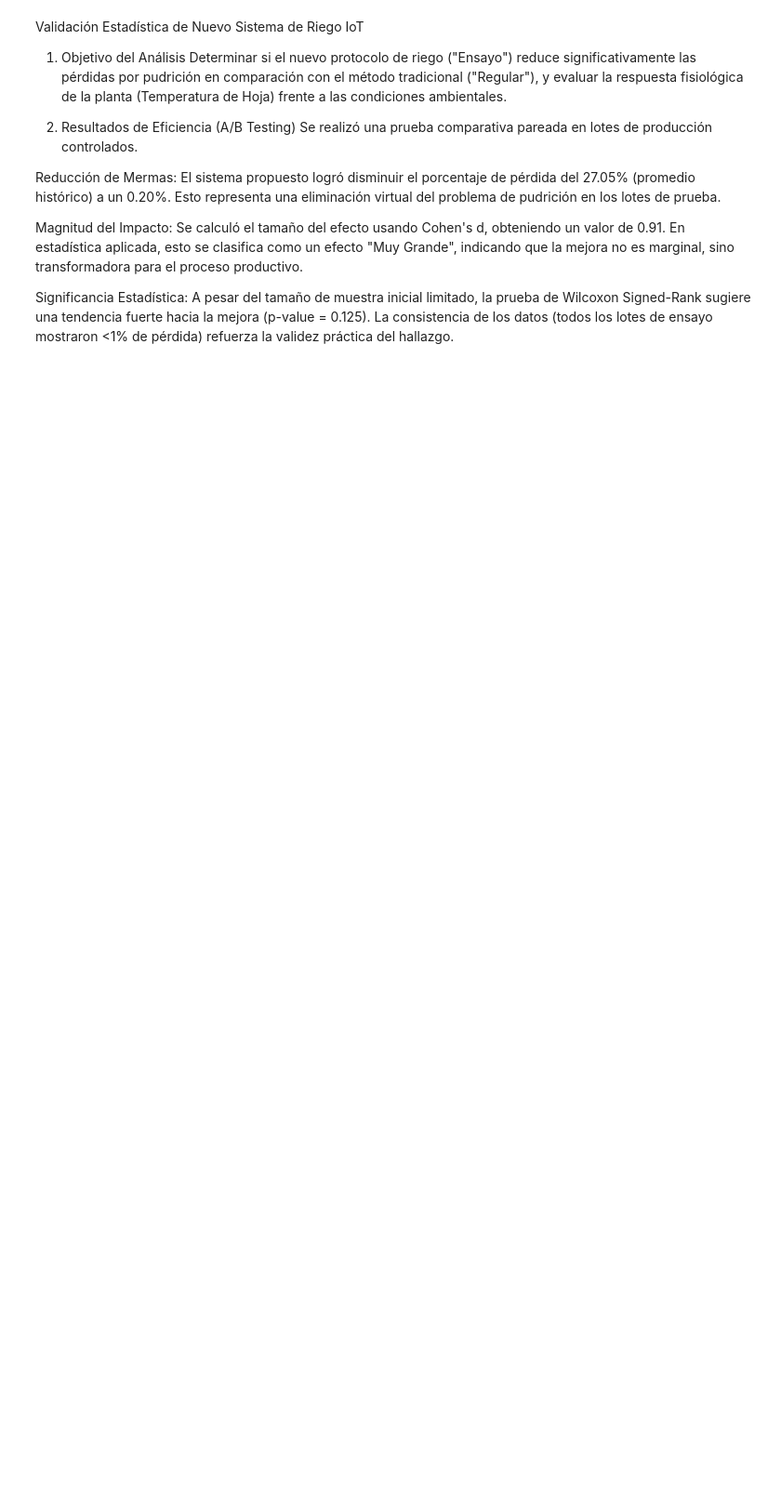
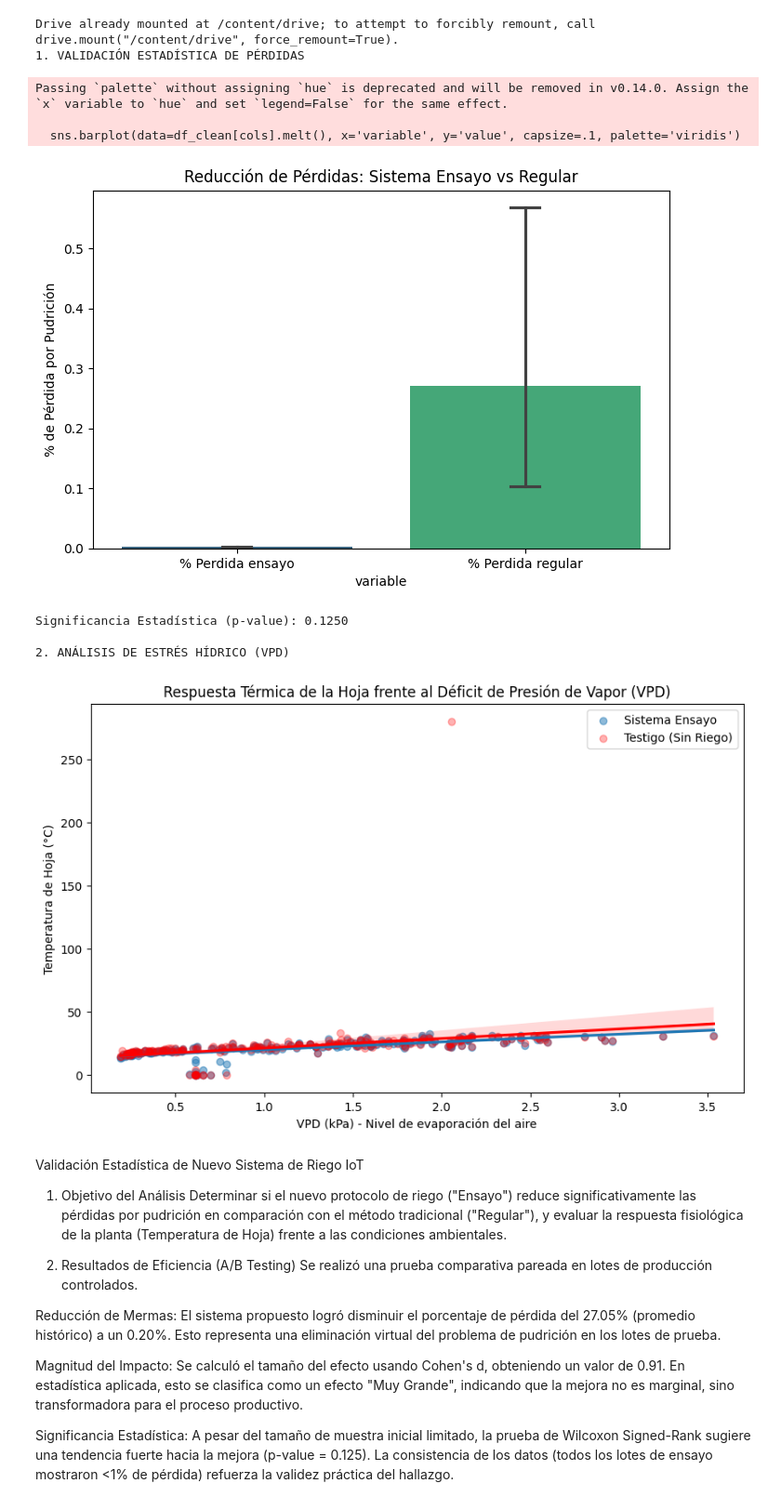
Before and after one commit to florezandres552/Optimizacion-Riego-IoT, a Jupyter notebook: Proyecto_Riego.ipynb, the cells around one changed output. Shown at 93% size. Drawn from its saved outputs; the diff is of its cells as text; code cells hidden in the pictures; blank space fills up the shorter version.

```diff
--- a/Proyecto_Riego.ipynb
+++ b/Proyecto_Riego.ipynb
@@ -171,3 +1,82 @@ Gráfico de Clima generado.
+# %%
+import pandas as pd
+import seaborn as sns
+import matplotlib.pyplot as plt
+from scipy import stats
+import numpy as np
+from google.colab import drive
+
+# 1. CONFIGURACIÓN E INGESTA
+drive.mount('/content/drive')
+ruta_excel = '/content/drive/MyDrive/Modelos predictivos/Riego en Bancos - Monitoreo programa.xlsx'
+
+def calcular_vpd(temp_amb, hr_amb):
+    """Calcula el Déficit de Presión de Vapor (VPD) en kPa"""
+    es = 0.6108 * np.exp((17.27 * temp_amb) / (temp_amb + 237.3))
+    ea = es * (hr_amb / 100)
+    return es - ea
+
+try:
+    xl = pd.ExcelFile(ruta_excel)
+
+    # --- PARTE A: ANÁLISIS DE PÉRDIDAS (IMPACTO ECONÓMICO) ---
+    if 'APROVECHAMIENTO' in xl.sheet_names:
+        print("1. VALIDACIÓN ESTADÍSTICA DE PÉRDIDAS")
+        df_loss = pd.read_excel(xl, 'APROVECHAMIENTO', header=3)
+        df_loss.columns = df_loss.columns.astype(str).str.strip()
+
+        cols = ['% Perdida ensayo', '% Perdida regular']
+        for col in cols: df_loss[col] = pd.to_numeric(df_loss[col], errors='coerce')
+        df_clean = df_loss.dropna(subset=cols)
+
+        # Prueba de Wilcoxon (Ideal para muestras pequeñas en Agro)
+        stat, p_val = stats.wilcoxon(df_clean[cols[0]], df_clean[cols[1]])
+
+        # Visualización
+        plt.figure(figsize=(8, 5))
+        sns.barplot(data=df_clean[cols].melt(), x='variable', y='value', capsize=.1, palette='viridis')
+        plt.title('Reducción de Pérdidas: Sistema Ensayo vs Regular')
+        plt.ylabel('% de Pérdida por Pudrición')
+        plt.show()
+        print(f"Significancia Estadística (p-value): {p_val:.4f}\n")
+
+    # --- PARTE B: RESPUESTA FISIOLÓGICA (VPD Y TEMPERATURA) ---
+    if 'BD' in xl.sheet_names:
+        print("2. ANÁLISIS DE ESTRÉS HÍDRICO (VPD)")
+        df_bd = pd.read_excel(xl, 'BD')
+        df_bd.columns = df_bd.columns.astype(str).str.strip()
+
+        # Limpieza de variables climáticas
+        clima_cols = ['Temperatura Ambiente dentro', 'Humedad Relativa dentro', 'T Hoja 10s', 'Testigo']
+        for c in clima_cols: df_bd[c] = pd.to_numeric(df_bd[c], errors='coerce')
+        df_clima = df_bd.dropna(subset=clima_cols).copy()
+
+        # Cálculo de VPD
+        df_clima['VPD'] = calcular_vpd(df_clima['Temperatura Ambiente dentro'], df_clima['Humedad Relativa dentro'])
+
+        # Gráfico de Correlación con Regresión
+        plt.figure(figsize=(10, 6))
+        sns.regplot(data=df_clima, x='VPD', y='T Hoja 10s', label='Sistema Ensayo', scatter_kws={'alpha':0.5})
+        sns.regplot(data=df_clima, x='VPD', y='Testigo', label='Testigo (Sin Riego)', scatter_kws={'alpha':0.3}, color='red')
+        plt.title('Respuesta Térmica de la Hoja frente al Déficit de Presión de Vapor (VPD)')
+        plt.xlabel('VPD (kPa) - Nivel de evaporación del aire')
+        plt.ylabel('Temperatura de Hoja (°C)')
+        plt.legend()
+        plt.show()
+
+except Exception as e:
+    print(f"Error en el proceso: {e}")
+# %% [output]
+Drive already mounted at /content/drive; to attempt to forcibly remount, call drive.mount("/content/drive", force_remount=True).
+1. VALIDACIÓN ESTADÍSTICA DE PÉRDIDAS
+Passing `palette` without assigning `hue` is deprecated and will be removed in v0.14.0. Assign the `x` variable to `hue` and set `legend=False` for the same effect.
+
+  sns.barplot(data=df_clean[cols].melt(), x='variable', y='value', capsize=.1, palette='viridis')
+[figure, added]
+Significancia Estadística (p-value): 0.1250
+
+2. ANÁLISIS DE ESTRÉS HÍDRICO (VPD)
+[figure, added]
 # %% [markdown]
 Validación Estadística de Nuevo Sistema de Riego IoT
 
```
Also changed, not shown: parts of 1 cell of this notebook.
